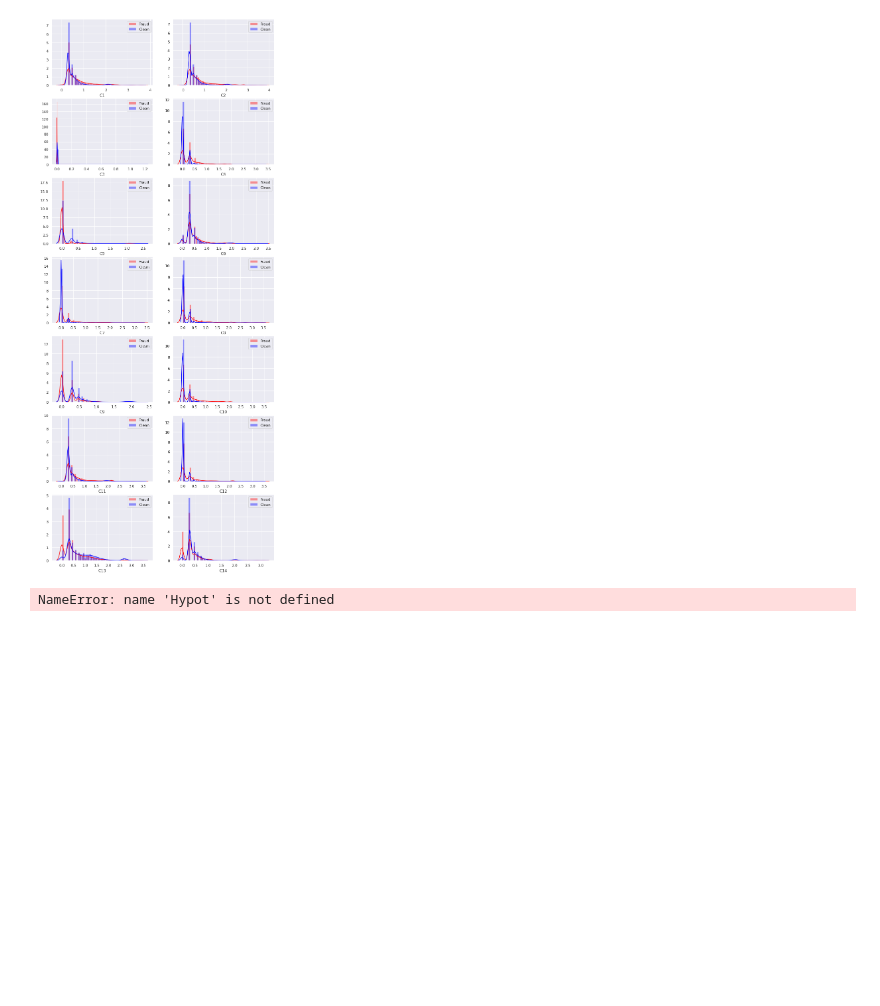
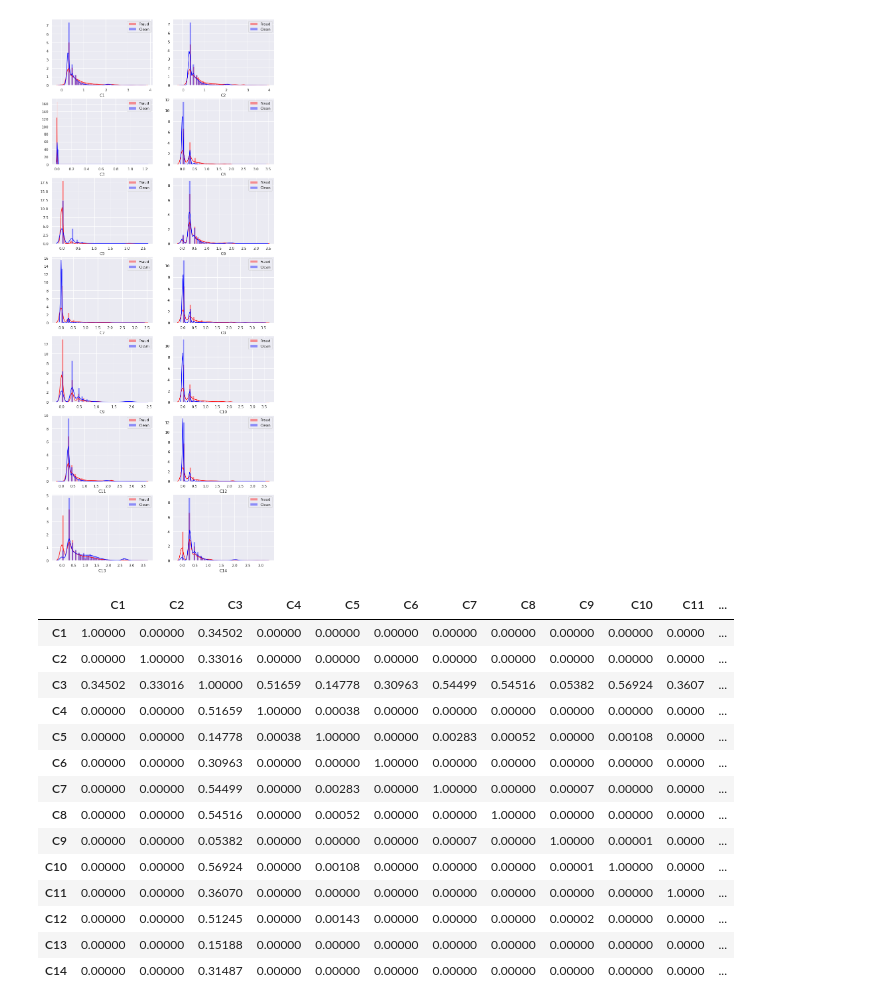
Before and after one commit to VladimirIsakov91/IEEE-CISFraudDetection, a Jupyter notebook: IEEE-CISFraudDetection.ipynb, the cells around one changed output. Cells and saved outputs as stored; diff of their text form; code cells hidden in the pictures; blank space fills up the shorter version.

```diff
--- a/IEEE-CISFraudDetection.ipynb
+++ b/IEEE-CISFraudDetection.ipynb
@@ -392,6 +396,22 @@ C = pandas.concat([C_p, C_n])
 tester = Hypot()
 mapping = {f'C{f}': 'cont' for f in range(1, 15)}
 
-p = tester.test(data=X_, mapping=mapping)
+p = tester.test(data=C, mapping=mapping)
-# %% [output]
-NameError: name 'Hypot' is not defined
+# %%
+p
+# %% [output]
+|  | C1 | C2 | C3 | C4 | C5 | C6 | C7 | C8 | C9 | C10 | C11 | ... |
+| C1 | 1.00000 | 0.00000 | 0.34502 | 0.00000 | 0.00000 | 0.00000 | 0.00000 | 0.00000 | 0.00000 | 0.00000 | 0.0000 | ... |
+| C2 | 0.00000 | 1.00000 | 0.33016 | 0.00000 | 0.00000 | 0.00000 | 0.00000 | 0.00000 | 0.00000 | 0.00000 | 0.0000 | ... |
+| C3 | 0.34502 | 0.33016 | 1.00000 | 0.51659 | 0.14778 | 0.30963 | 0.54499 | 0.54516 | 0.05382 | 0.56924 | 0.3607 | ... |
+| C4 | 0.00000 | 0.00000 | 0.51659 | 1.00000 | 0.00038 | 0.00000 | 0.00000 | 0.00000 | 0.00000 | 0.00000 | 0.0000 | ... |
+| C5 | 0.00000 | 0.00000 | 0.14778 | 0.00038 | 1.00000 | 0.00000 | 0.00283 | 0.00052 | 0.00000 | 0.00108 | 0.0000 | ... |
+| C6 | 0.00000 | 0.00000 | 0.30963 | 0.00000 | 0.00000 | 1.00000 | 0.00000 | 0.00000 | 0.00000 | 0.00000 | 0.0000 | ... |
+| C7 | 0.00000 | 0.00000 | 0.54499 | 0.00000 | 0.00283 | 0.00000 | 1.00000 | 0.00000 | 0.00007 | 0.00000 | 0.0000 | ... |
+| C8 | 0.00000 | 0.00000 | 0.54516 | 0.00000 | 0.00052 | 0.00000 | 0.00000 | 1.00000 | 0.00000 | 0.00000 | 0.0000 | ... |
+| C9 | 0.00000 | 0.00000 | 0.05382 | 0.00000 | 0.00000 | 0.00000 | 0.00007 | 0.00000 | 1.00000 | 0.00001 | 0.0000 | ... |
+| C10 | 0.00000 | 0.00000 | 0.56924 | 0.00000 | 0.00108 | 0.00000 | 0.00000 | 0.00000 | 0.00001 | 1.00000 | 0.0000 | ... |
+| C11 | 0.00000 | 0.00000 | 0.36070 | 0.00000 | 0.00000 | 0.00000 | 0.00000 | 0.00000 | 0.00000 | 0.00000 | 1.0000 | ... |
+| C12 | 0.00000 | 0.00000 | 0.51245 | 0.00000 | 0.00143 | 0.00000 | 0.00000 | 0.00000 | 0.00002 | 0.00000 | 0.0000 | ... |
+| C13 | 0.00000 | 0.00000 | 0.15188 | 0.00000 | 0.00000 | 0.00000 | 0.00000 | 0.00000 | 0.00000 | 0.00000 | 0.0000 | ... |
+| C14 | 0.00000 | 0.00000 | 0.31487 | 0.00000 | 0.00000 | 0.00000 | 0.00000 | 0.00000 | 0.00000 | 0.00000 | 0.0000 | ... |
```
Also changed, not shown: parts of 18 cells of this notebook.
